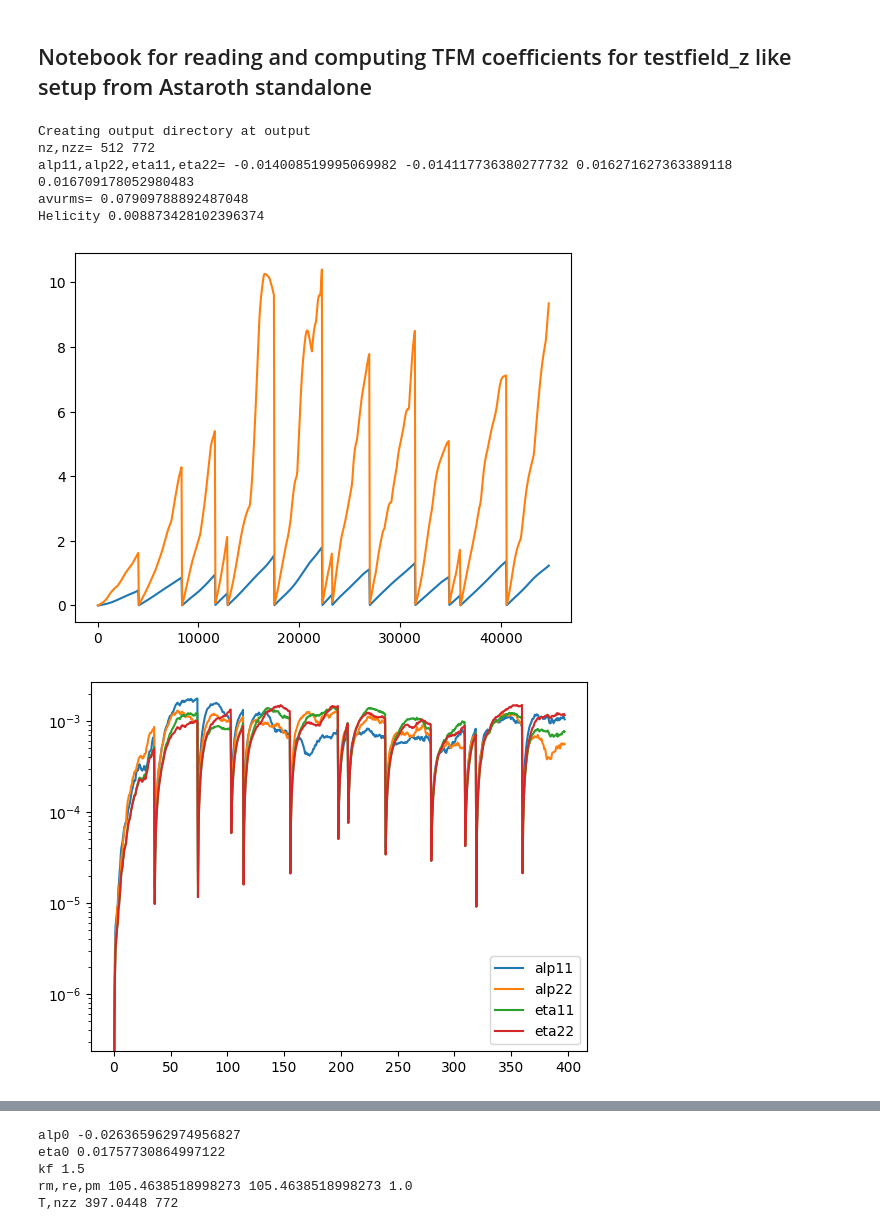
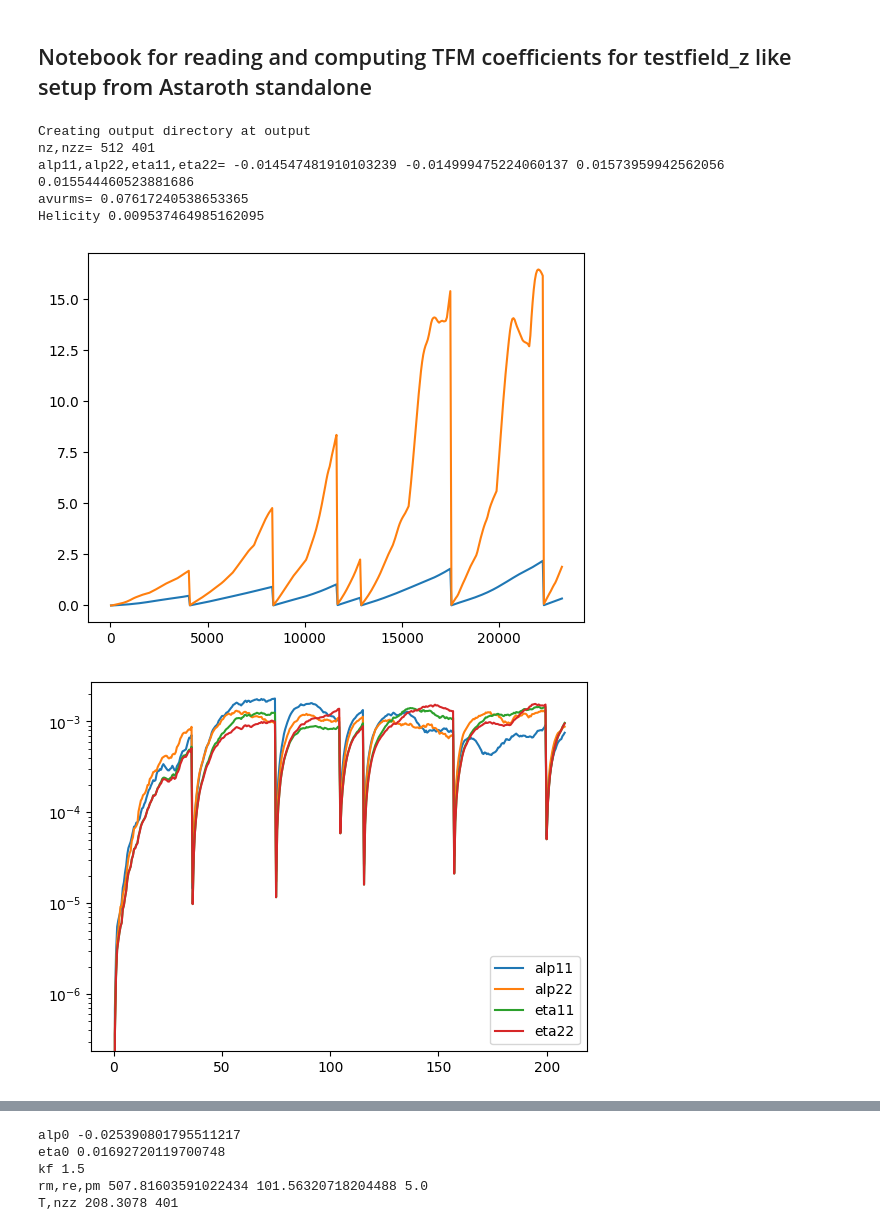
Before and after one commit to ToxPuro/astaroth, a Jupyter notebook: samples/tfm-mpi/compute_TFM_stats.ipynb, the cells around one changed output, grey strips where cells are left out. Cells and saved outputs as stored; diff of their text form; code cells hidden in the pictures.

```diff
--- a/samples/tfm-mpi/compute_TFM_stats.ipynb
+++ b/samples/tfm-mpi/compute_TFM_stats.ipynb
@@ -4,15 +4,15 @@ Notebook for reading and computing TFM coefficients for testfield_z like setup f
 # %%
 import os
 #This script needs to be copied to your run directory, path below.
-os.chdir("/scratch/project_462001062/mkorpi/tfm/pmdep/pm1/")
+os.chdir("/scratch/project_462001062/mkorpi/tfm/pmdep/pm5_kf1/")
 #Reading with construct_coeffs.py contained in Astaroth Bitbucket tfm branch
 #Path to the script is specified below, most likely in some projappl dir.
 %run /projappl/project_462001062/mkorpi/astaroth/samples/tfm-mpi/construct_coeffs.py --dims 512 512 512 --inputs *.profile
 # %% [output]
 Creating output directory at output
-nz,nzz= 512 772
-alp11,alp22,eta11,eta22= -0.014008519995069982 -0.014117736380277732 0.016271627363389118 0.016709178052980483
-avurms= 0.07909788892487048
-Helicity 0.008873428102396374
+nz,nzz= 512 401
+alp11,alp22,eta11,eta22= -0.014547481910103239 -0.014999475224060137 0.01573959942562056 0.015544460523881686
+avurms= 0.07617240538653365
+Helicity 0.009537464985162095
-[figure, old version]
+[figure, new version]
-[figure, old version]
+[figure, new version]
@@ -21,8 +21,8 @@ Helicity 0.008873428102396374
 # %%
 #Currently you still need to output these from mhd.ini [in your run directory] by hand
 nu=0.0005
-eta=0.0005
-eta_tfm=0.0005
+eta=0.0001
+eta_tfm=0.0001
 kf=1.5
 roberts_flow=0
 if roberts_flow :
@@ -44,11 +44,11 @@ print("kf",kf)
 print("rm,re,pm",rm,re,pm)
 print("T,nzz",np.max(tt),nzz)
 # %% [output]
-alp0 -0.026365962974956827
-eta0 0.01757730864997122
+alp0 -0.025390801795511217
+eta0 0.01692720119700748
 kf 1.5
-rm,re,pm 105.4638518998273 105.4638518998273 1.0
-T,nzz 397.0448 772
+rm,re,pm 507.81603591022434 101.56320718204488 5.0
+T,nzz 208.3078 401
 # %%
 import numpy as np
 
```
Also changed, not shown: parts of 6 cells of this notebook.
